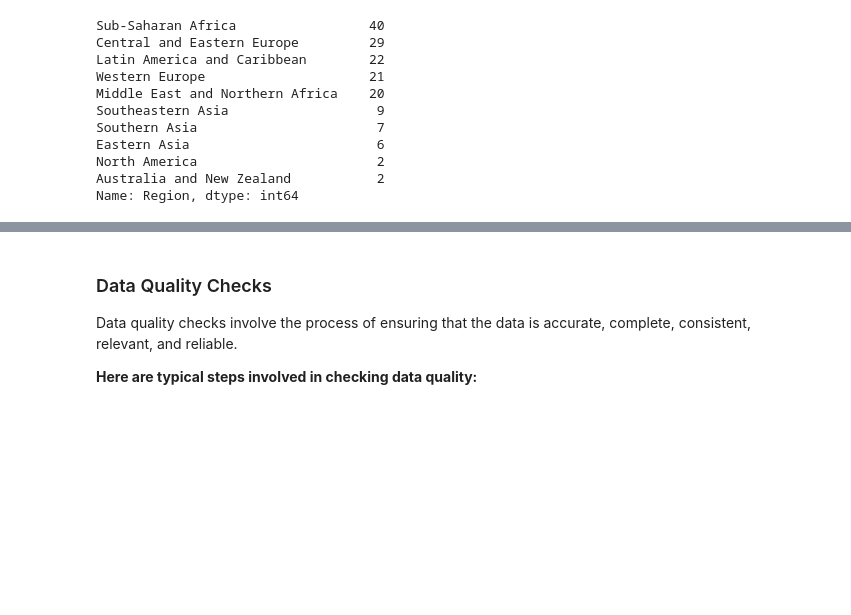
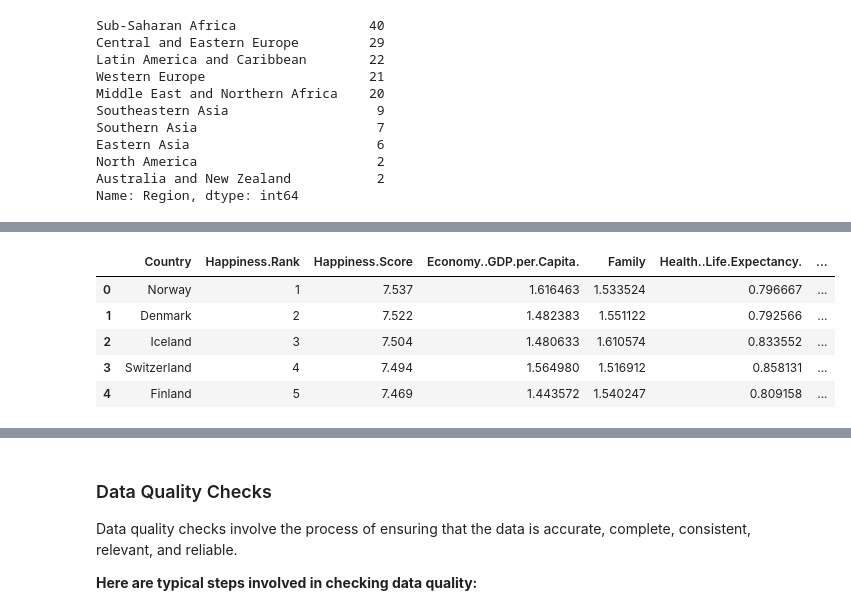
Before and after one commit to pylena/Usecase-2, a Jupyter notebook: EDA explain template.ipynb, the cells around one changed output, grey strips where cells are left out. Cells and saved outputs as stored; diff of their text form; code cells hidden in the pictures; blank space fills up the shorter version.

```diff
--- a/EDA explain template.ipynb
+++ b/EDA explain template.ipynb
@@ -229,3 +357,18 @@ columns =  ['Country', 'Happiness Rank', 'Happiness Score',
        'Generosity', 'Dystopia Residual']
 df_2015 = df_2015[columns]
 df_2016 = df_2016[columns]
+# %%
+#reindex 2017 columns to ensure consistincy across dataset
+cols = ['Country', 'Happiness.Rank', 'Happiness.Score',
+       'Economy..GDP.per.Capita.', 'Family',
+       'Health..Life.Expectancy.', 'Freedom','Trust..Government.Corruption.' ,'Generosity', 'Dystopia.Residual']
+df_2017 = df_2017.reindex(columns=cols)
+# %%
+df_2017.head()
+# %% [output]
+|  | Country | Happiness.Rank | Happiness.Score | Economy..GDP.per.Capita. | Family | Health..Life.Expectancy. | ... |
+| 0 | Norway | 1 | 7.537 | 1.616463 | 1.533524 | 0.796667 | ... |
+| 1 | Denmark | 2 | 7.522 | 1.482383 | 1.551122 | 0.792566 | ... |
+| 2 | Iceland | 3 | 7.504 | 1.480633 | 1.610574 | 0.833552 | ... |
+| 3 | Switzerland | 4 | 7.494 | 1.564980 | 1.516912 | 0.858131 | ... |
+| 4 | Finland | 5 | 7.469 | 1.443572 | 1.540247 | 0.809158 | ... |
```
Also changed, not shown: parts of 68 cells of this notebook.
